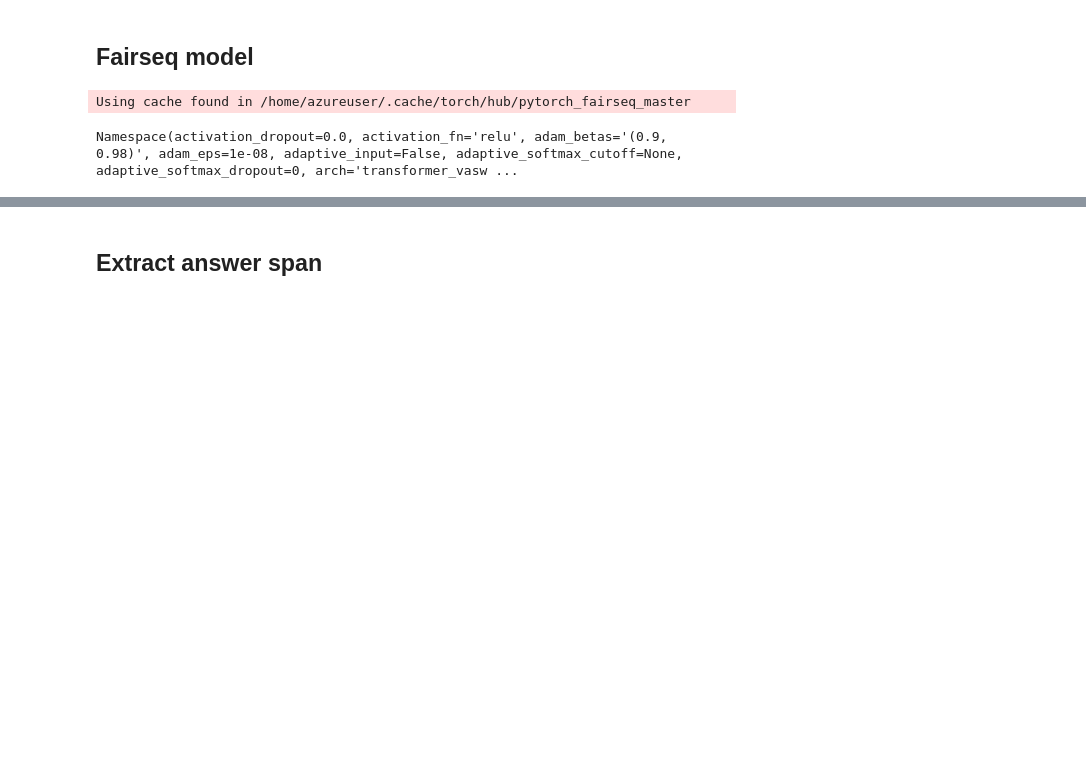
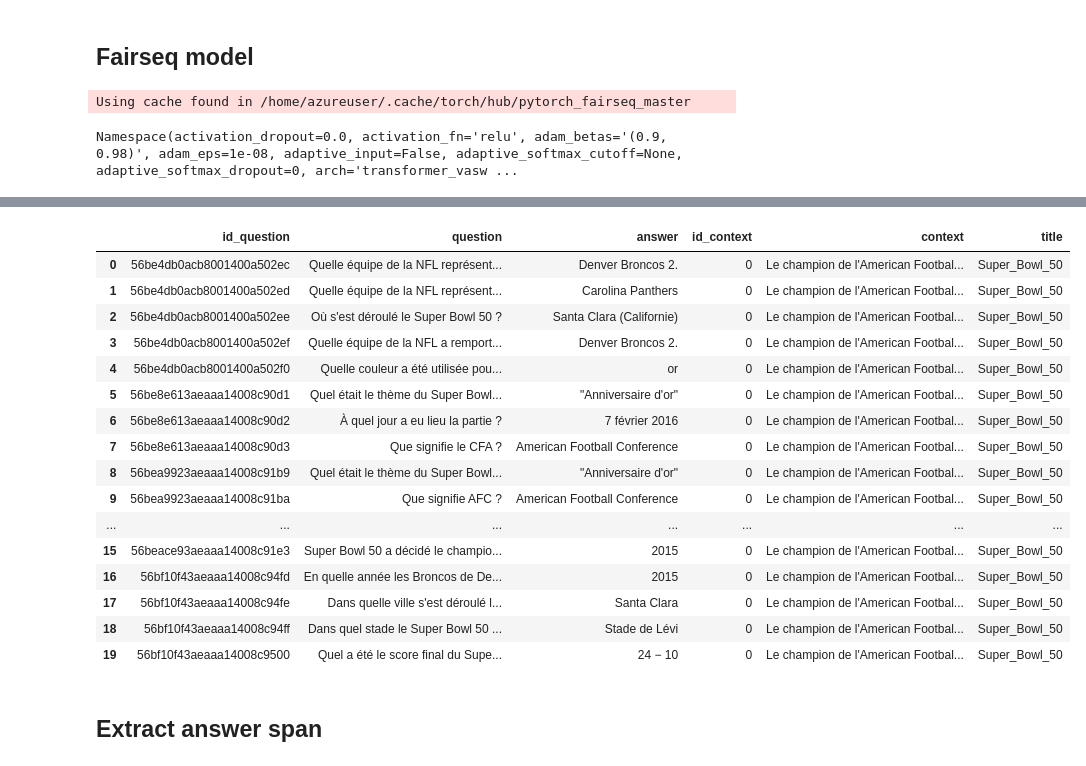
Before and after one commit to joachim-dublineau/translate_squad_to_fr, a Jupyter notebook: translate_squad.ipynb, the cells around one changed output, grey strips where cells are left out. Drawn from its saved outputs; the diff is of its cells as text; code cells hidden in the pictures; blank space fills up the shorter version.

```diff
--- a/translate_squad.ipynb
+++ b/translate_squad.ipynb
@@ -123,12 +122,14 @@ def translate_torch(
 
             batch_q, batch_a, batch_c, batch_c_bis = [], [], [], []
 
+            temp_context = []
+
             index, index_split, completed = 0, -1, False
             _range = max_shape%batch_size if end else batch_size
             for i in range(_range):
-                splited = False
                 if not completed:
                     if i >= new_context_history[index]:
+                        splited = False
                         # if the context was splited:
                         if new_context_history[index] in division_history:
                             splited = True
@@ -160,6 +179,24 @@ df_squad.head(20)
 # %%
-df_new.to_csv("../FQuAD-data/translated-train.csv", sep=",")
+df_new.to_csv("../FQuAD-data/translated-valid.csv", sep=",")
 df_new.head(20)
+# %% [output]
+|  | id_question | question | answer | id_context | context | title |
+| 0 | 56be4db0acb8001400a502ec | Quelle équipe de la NFL représent... | Denver Broncos 2. | 0 | Le champion de l'American Footbal... | Super_Bowl_50 |
+| 1 | 56be4db0acb8001400a502ed | Quelle équipe de la NFL représent... | Carolina Panthers | 0 | Le champion de l'American Footbal... | Super_Bowl_50 |
+| 2 | 56be4db0acb8001400a502ee | Où s'est déroulé le Super Bowl 50 ? | Santa Clara (Californie) | 0 | Le champion de l'American Footbal... | Super_Bowl_50 |
+| 3 | 56be4db0acb8001400a502ef | Quelle équipe de la NFL a remport... | Denver Broncos 2. | 0 | Le champion de l'American Footbal... | Super_Bowl_50 |
+| 4 | 56be4db0acb8001400a502f0 | Quelle couleur a été utilisée pou... | or | 0 | Le champion de l'American Footbal... | Super_Bowl_50 |
+| 5 | 56be8e613aeaaa14008c90d1 | Quel était le thème du Super Bowl... | "Anniversaire d'or" | 0 | Le champion de l'American Footbal... | Super_Bowl_50 |
+| 6 | 56be8e613aeaaa14008c90d2 | À quel jour a eu lieu la partie ? | 7 février 2016 | 0 | Le champion de l'American Footbal... | Super_Bowl_50 |
+| 7 | 56be8e613aeaaa14008c90d3 | Que signifie le CFA ? | American Football Conference | 0 | Le champion de l'American Footbal... | Super_Bowl_50 |
+| 8 | 56bea9923aeaaa14008c91b9 | Quel était le thème du Super Bowl... | "Anniversaire d'or" | 0 | Le champion de l'American Footbal... | Super_Bowl_50 |
+| 9 | 56bea9923aeaaa14008c91ba | Que signifie AFC ? | American Football Conference | 0 | Le champion de l'American Footbal... | Super_Bowl_50 |
+| ... | ... | ... | ... | ... | ... | ... |
+| 15 | 56beace93aeaaa14008c91e3 | Super Bowl 50 a décidé le champio... | 2015 | 0 | Le champion de l'American Footbal... | Super_Bowl_50 |
+| 16 | 56bf10f43aeaaa14008c94fd | En quelle année les Broncos de De... | 2015 | 0 | Le champion de l'American Footbal... | Super_Bowl_50 |
+| 17 | 56bf10f43aeaaa14008c94fe | Dans quelle ville s'est déroulé l... | Santa Clara | 0 | Le champion de l'American Footbal... | Super_Bowl_50 |
+| 18 | 56bf10f43aeaaa14008c94ff | Dans quel stade le Super Bowl 50 ... | Stade de Lévi | 0 | Le champion de l'American Footbal... | Super_Bowl_50 |
+| 19 | 56bf10f43aeaaa14008c9500 | Quel a été le score final du Supe... | 24 − 10 | 0 | Le champion de l'American Footbal... | Super_Bowl_50 |
 # %% [markdown]
 ## Extract answer span
 # %%
```
Also changed, not shown: parts of 10 cells of this notebook.
